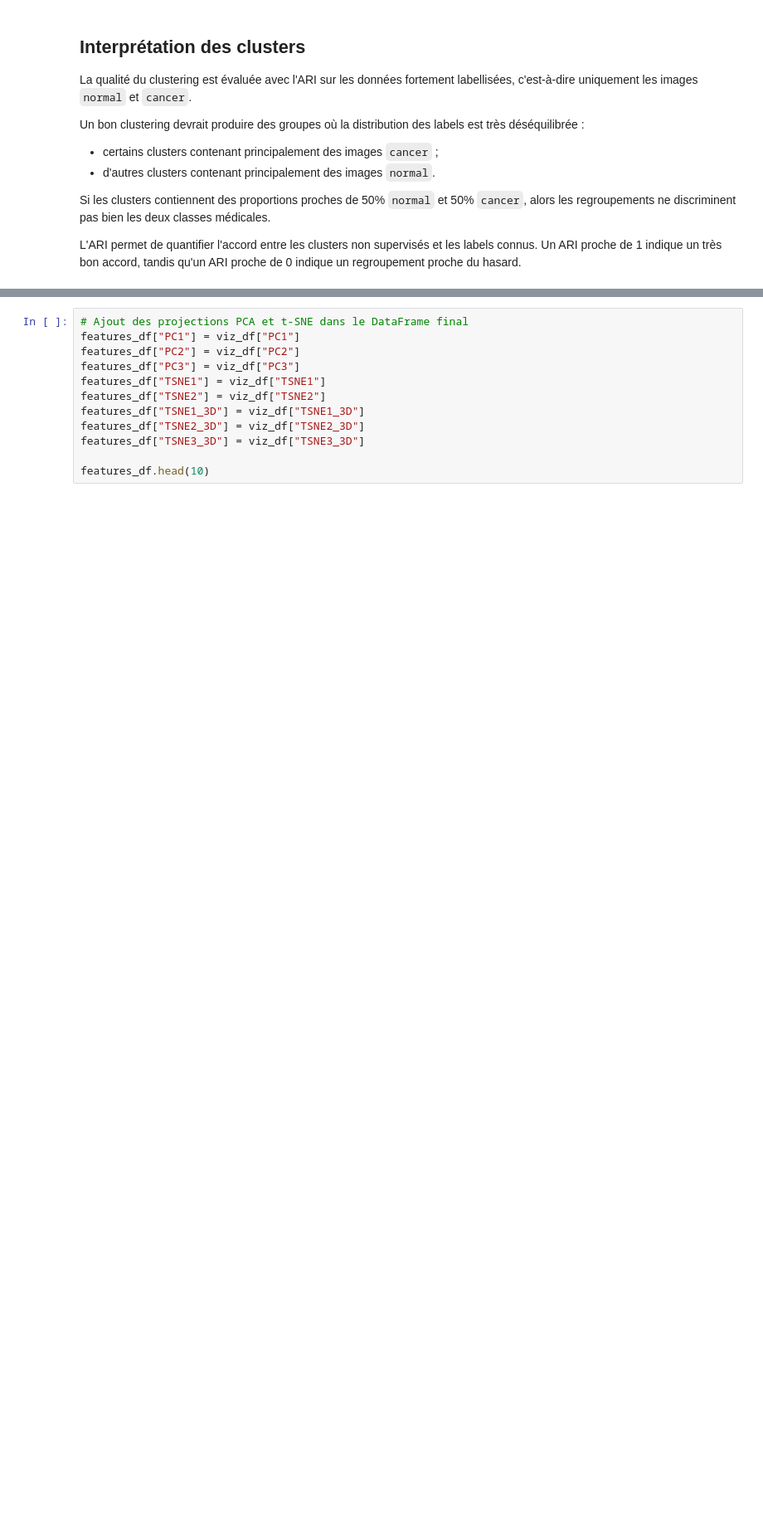
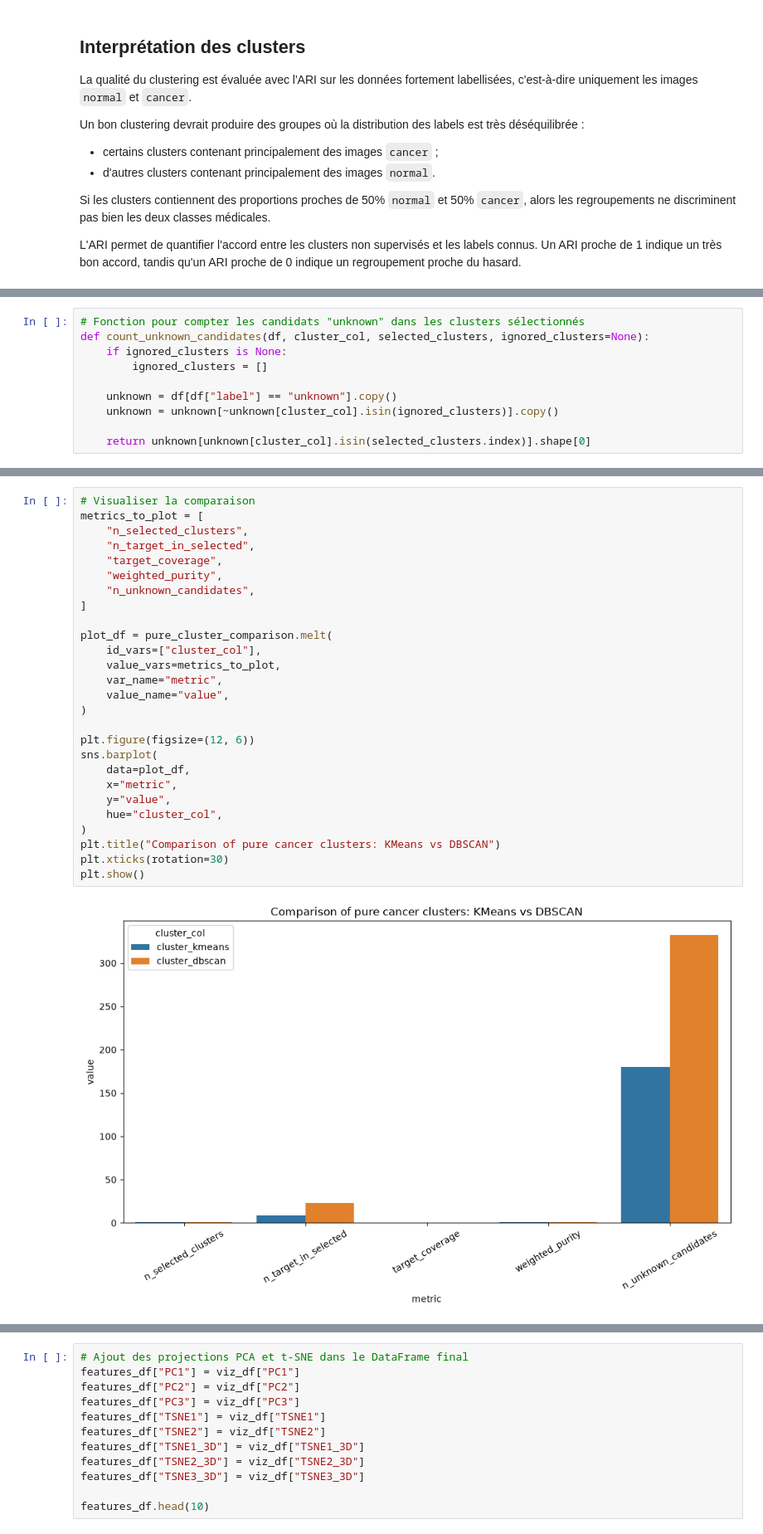
Before and after one commit to louischen-dotfr/LC_10, a Jupyter notebook: 3_unsupervised_analysis.ipynb, the cells around one changed output, grey strips where cells are left out. Shown at 83% size. Saved outputs shown, nothing was run; the diff lists cells and outputs as text; blank space fills up the shorter version.

```diff
--- a/3_unsupervised_analysis.ipynb
+++ b/3_unsupervised_analysis.ipynb
@@ -651,0 +732,10 @@ L'ARI permet de quantifier l'accord entre les clusters non supervisés et les la
+# %%
+# Fonction pour compter les candidats "unknown" dans les clusters sélectionnés
+def count_unknown_candidates(df, cluster_col, selected_clusters, ignored_clusters=None):
+    if ignored_clusters is None:
+        ignored_clusters = []
+
+    unknown = df[df["label"] == "unknown"].copy()
+    unknown = unknown[~unknown[cluster_col].isin(ignored_clusters)].copy()
+
+    return unknown[unknown[cluster_col].isin(selected_clusters.index)].shape[0]
@@ -651,0 +811,29 @@ L'ARI permet de quantifier l'accord entre les clusters non supervisés et les la
+# %%
+# Visualiser la comparaison
+metrics_to_plot = [
+    "n_selected_clusters",
+    "n_target_in_selected",
+    "target_coverage",
+    "weighted_purity",
+    "n_unknown_candidates",
+]
+
+plot_df = pure_cluster_comparison.melt(
+    id_vars=["cluster_col"],
+    value_vars=metrics_to_plot,
+    var_name="metric",
+    value_name="value",
+)
+
+plt.figure(figsize=(12, 6))
+sns.barplot(
+    data=plot_df,
+    x="metric",
+    y="value",
+    hue="cluster_col",
+)
+plt.title("Comparison of pure cancer clusters: KMeans vs DBSCAN")
+plt.xticks(rotation=30)
+plt.show()
+# %% [output]
+[figure, added]
```
Also changed, not shown: parts of 15 cells of this notebook, 19 other files.
